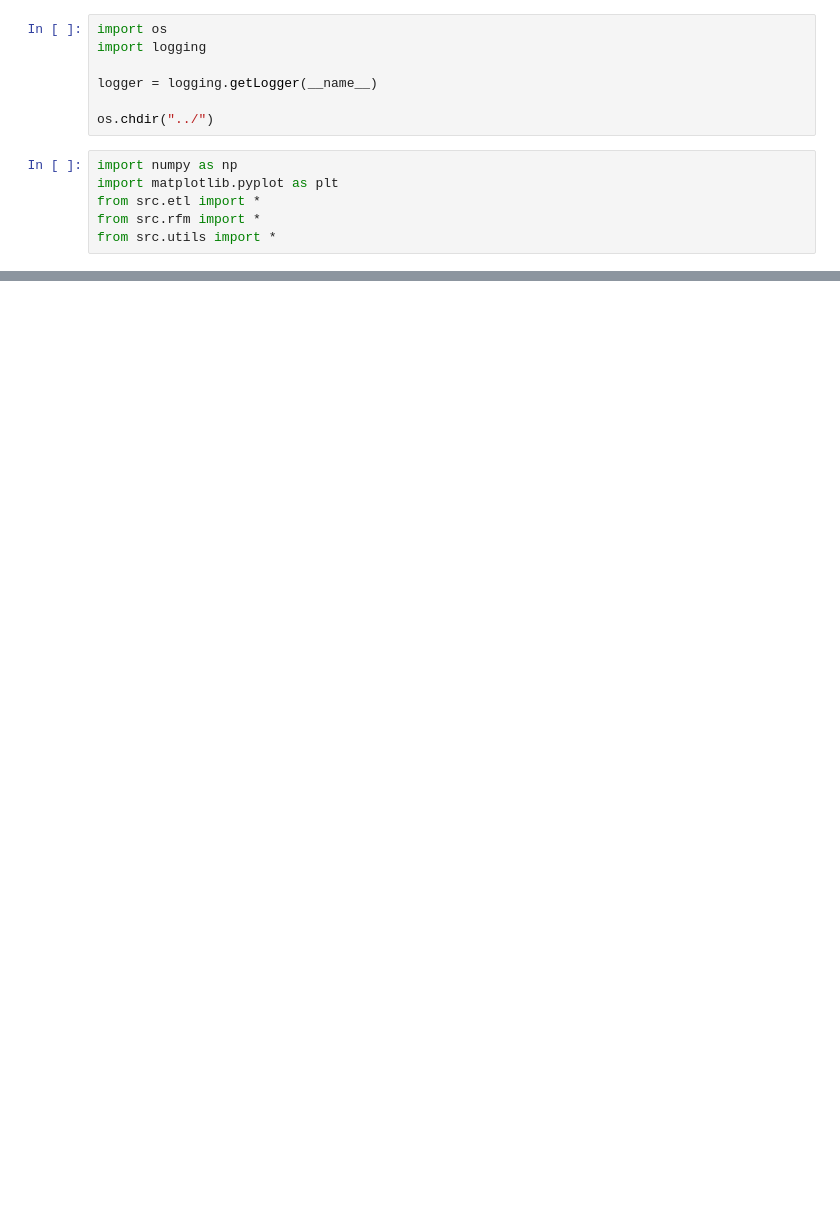
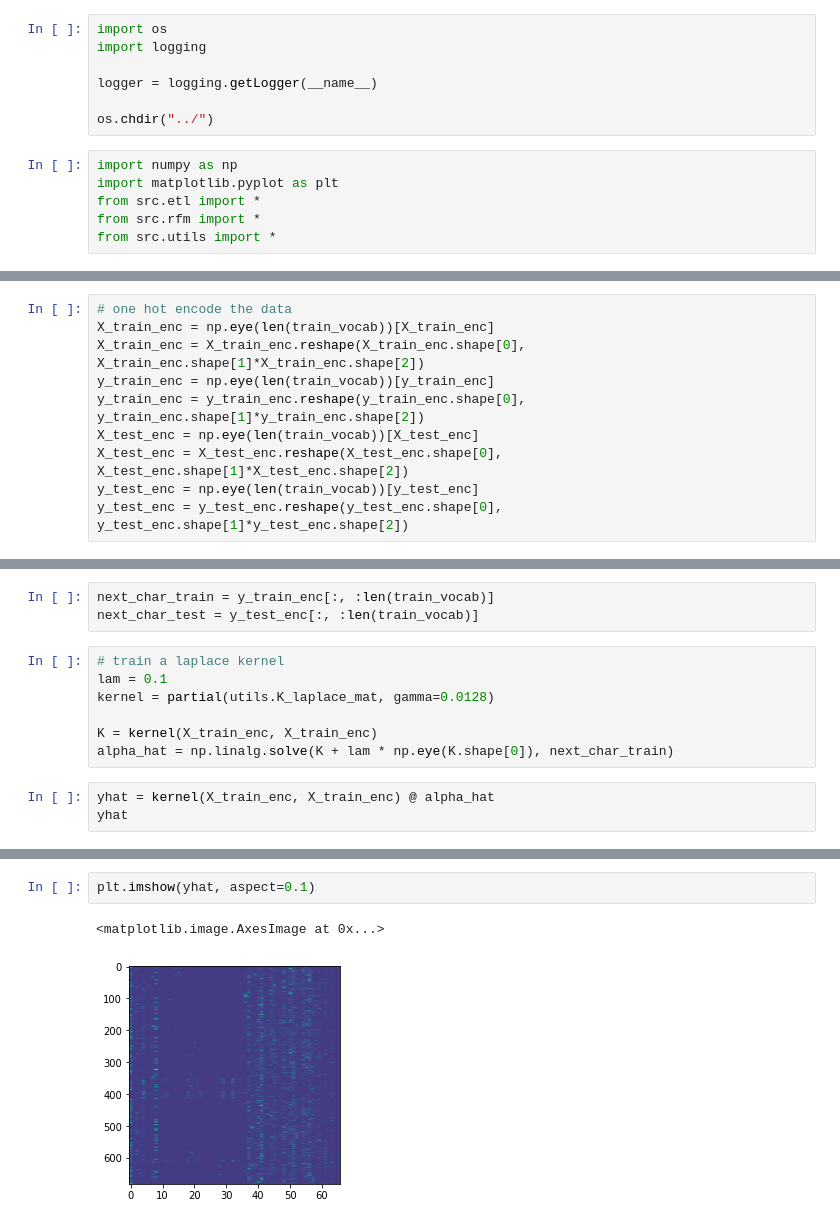
Before and after one commit to agupta01/ml-theory-capstone, a Jupyter notebook: notebooks/rfmtext.ipynb, the cells around one changed output, grey strips where cells are left out. Saved outputs shown, nothing was run; the diff lists cells and outputs as text; blank space fills up the shorter version.

```diff
--- a/notebooks/rfmtext.ipynb
+++ b/notebooks/rfmtext.ipynb
@@ -29,0 +220,10 @@ array([[1., 0., 0., ..., 0., 0., 0.],
+# %%
+# one hot encode the data
+X_train_enc = np.eye(len(train_vocab))[X_train_enc]
+X_train_enc = X_train_enc.reshape(X_train_enc.shape[0], X_train_enc.shape[1]*X_train_enc.shape[2])
+y_train_enc = np.eye(len(train_vocab))[y_train_enc]
+y_train_enc = y_train_enc.reshape(y_train_enc.shape[0], y_train_enc.shape[1]*y_train_enc.shape[2])
+X_test_enc = np.eye(len(train_vocab))[X_test_enc]
+X_test_enc = X_test_enc.reshape(X_test_enc.shape[0], X_test_enc.shape[1]*X_test_enc.shape[2])
+y_test_enc = np.eye(len(train_vocab))[y_test_enc]
+y_test_enc = y_test_enc.reshape(y_test_enc.shape[0], y_test_enc.shape[1]*y_test_enc.shape[2])
@@ -29,0 +232,13 @@ array([[1., 0., 0., ..., 0., 0., 0.],
+# %%
+next_char_train = y_train_enc[:, :len(train_vocab)]
+next_char_test = y_test_enc[:, :len(train_vocab)]
+# %%
+# train a laplace kernel
+lam = 0.1
+kernel = partial(utils.K_laplace_mat, gamma=0.0128)
+
+K = kernel(X_train_enc, X_train_enc)
+alpha_hat = np.linalg.solve(K + lam * np.eye(K.shape[0]), next_char_train)
+# %%
+yhat = kernel(X_train_enc, X_train_enc) @ alpha_hat
+yhat
@@ -29,0 +259,5 @@ array([[1., 0., 0., ..., 0., 0., 0.],
+# %%
+plt.imshow(yhat, aspect=0.1)
+# %% [output]
+<matplotlib.image.AxesImage at 0x...>
+[figure, added]
```
Also changed, not shown: parts of 38 cells of this notebook, 10 other files.
